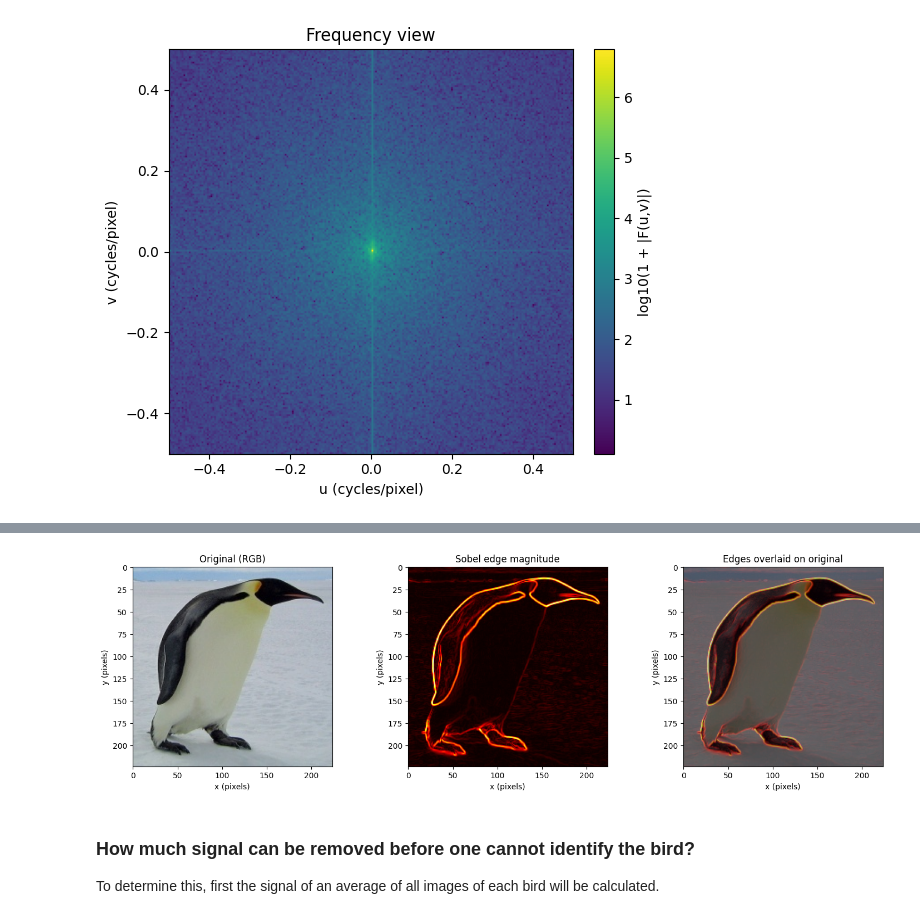
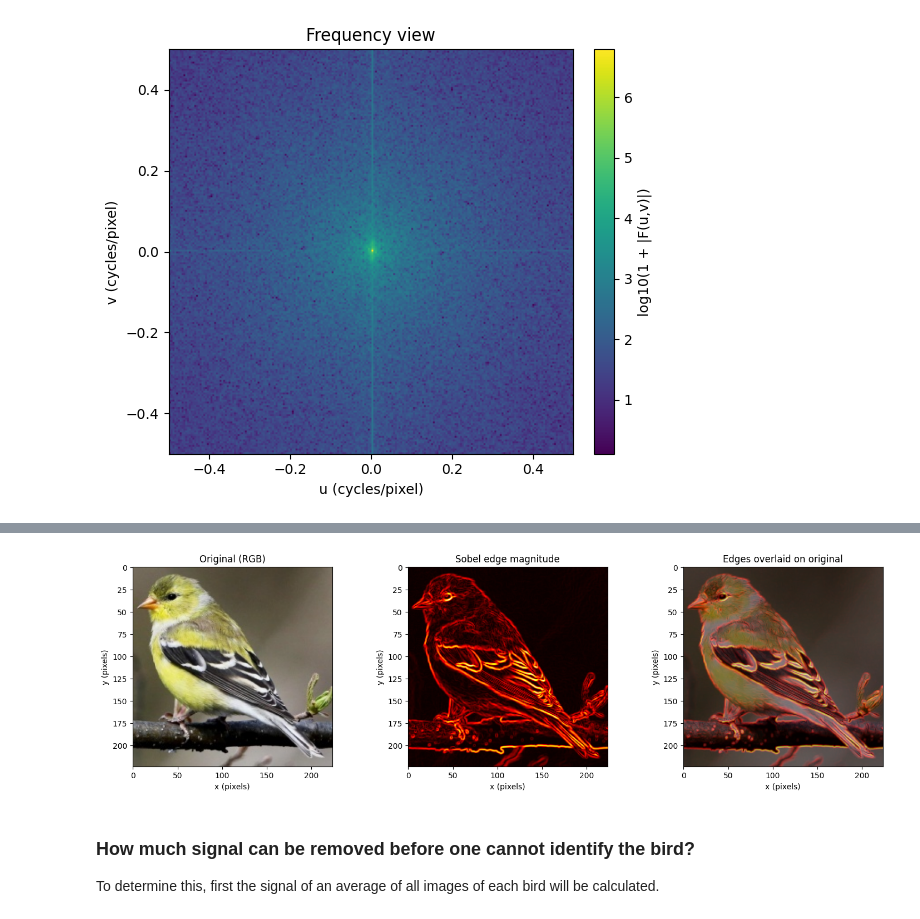
Before and after one commit to Fredrik321/Digital-information-processing, a Jupyter notebook: bird_dataset_analysis.ipynb, the cells around one changed output, grey strips where cells are left out. Drawn from its saved outputs; the diff is of its cells as text; code cells hidden in the pictures.

```diff
--- a/bird_dataset_analysis.ipynb
+++ b/bird_dataset_analysis.ipynb
@@ -24,7 +27,8 @@ print(f"{len(paths)} images")
 # %% [output]
 811 images
 # %%
-arr = np.asarray(Image.open(paths[0]).convert("RGB"))
+used_image = paths[0]  # Change this index to use a different image
+arr = np.asarray(Image.open(used_image).convert("RGB"))
 
 fig, ax = plt.subplots(figsize=(5, 5))
 im = ax.imshow(arr)
@@ -70,35 +85,35 @@ paths = [p for p in ROOT.rglob("*")
          if p.suffix.lower() in {".jpg", ".jpeg", ".png"}]
 
 # One image — load RGB and grayscale
-used_image = paths[560]  # Change this index to use a different image
+
 rgb  = np.asarray(Image.open(used_image).convert("RGB"))
 gray = np.asarray(Image.open(used_image).convert("L"), dtype=np.float64)
 
 # Sobel edges
 gx = sobel(gray, axis=1)
 gy = sobel(gray, axis=0)
 mag = np.hypot(gx, gy)
 
 # Show original, edges, and overlay
 fig, axes = plt.subplots(1, 3, figsize=(15, 4.5))
 
 axes[0].imshow(rgb)
 axes[0].set_title("Original (RGB)")
 axes[0].set_xlabel("x (pixels)"); axes[0].set_ylabel("y (pixels)")
 
 axes[1].imshow(mag, cmap="hot")
 axes[1].set_title("Sobel edge magnitude")
 axes[1].set_xlabel("x (pixels)"); axes[1].set_ylabel("y (pixels)")
 
 axes[2].imshow(rgb)
 axes[2].imshow(mag, cmap="hot", alpha=0.5)
 axes[2].set_title("Edges overlaid on original")
 axes[2].set_xlabel("x (pixels)"); axes[2].set_ylabel("y (pixels)")
 
 plt.tight_layout()
 plt.show()
 # %% [output]
-[figure, old version]
+[figure, new version]
 # %% [markdown]
 ### How much signal can be removed before one cannot identify the bird?
 
```
Also changed, not shown: parts of 6 cells of this notebook.
